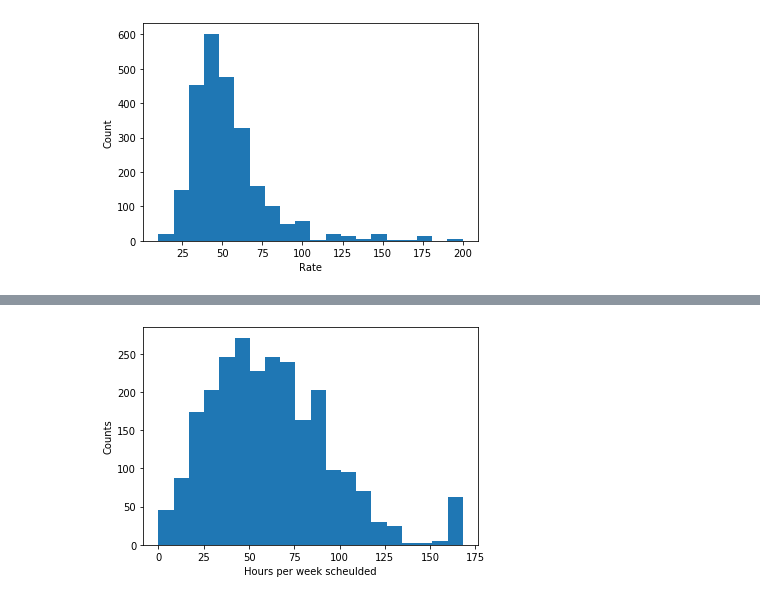
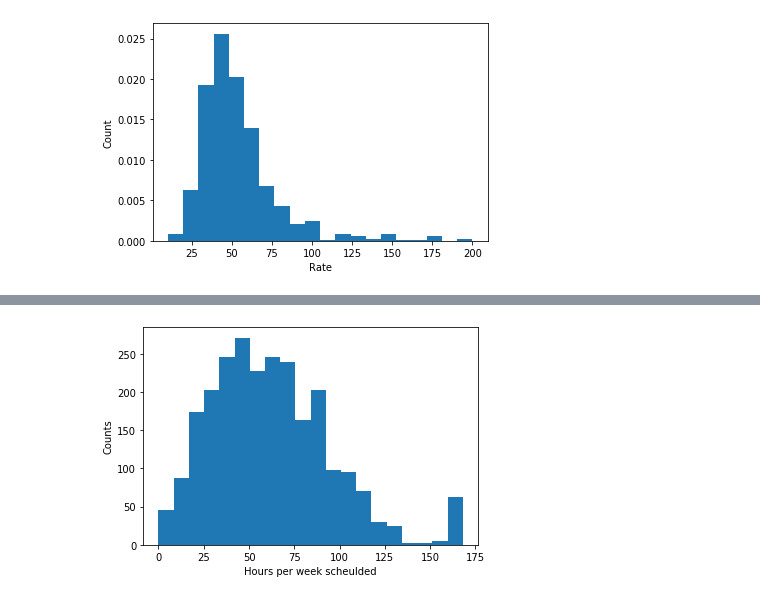
Before and after one commit to vijayoct27/tutor_prediction, a Jupyter notebook: tutor_eda.ipynb, the cells around one changed output, grey strips where cells are left out. Cells and saved outputs as stored; diff of their text form; code cells hidden in the pictures.

```diff
--- a/tutor_eda.ipynb
+++ b/tutor_eda.ipynb
@@ -11,9 +12,9 @@ from sklearn.model_selection import validation_curve
 # %%
 df_eng = pd.read_csv('tutor_data.csv').drop(columns='Unnamed: 0')
 # %%
-plt.hist(df_eng.rate, bins=20, range=(10,200))
+plt.hist(df_eng.rate, bins=20, range=(10,200), density=True)
 plt.xlabel('Rate')
 plt.ylabel('Count')
 plt.show()
 # %% [output]
-[figure, old version]
+[figure, new version]
```
Also changed, not shown: parts of 11 cells of this notebook.
